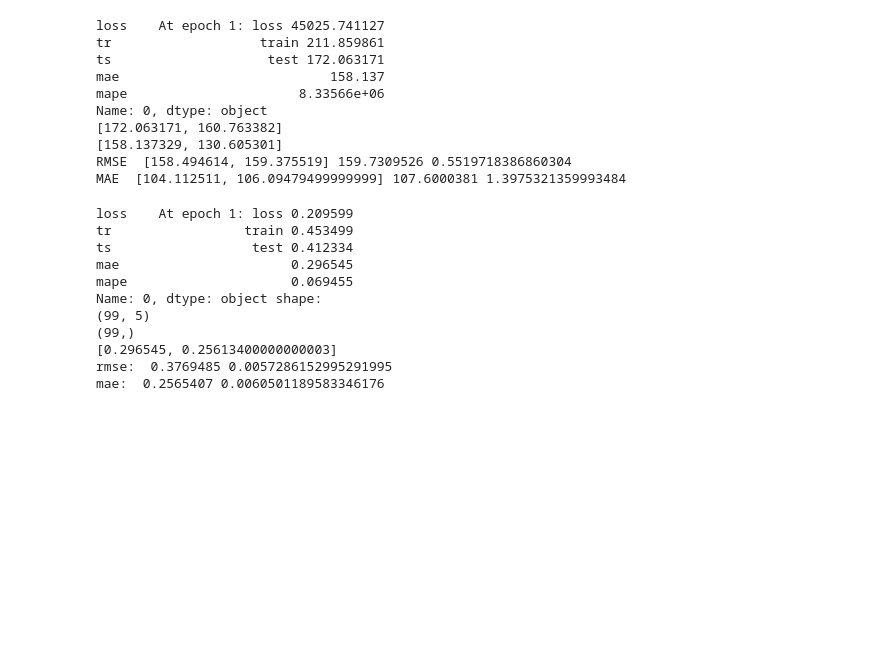
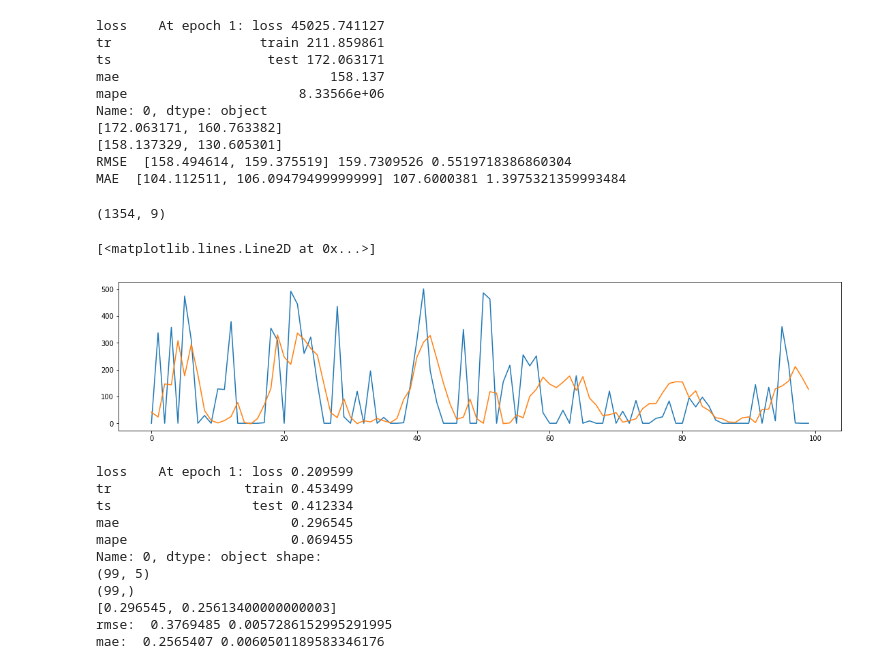
Before and after one commit to weilai0980/tsRNN, a Jupyter notebook: forecasting/result_analysis.ipynb, the cells around one changed output. Drawn from its saved outputs; the diff is of its cells as text; code cells hidden in the pictures; blank space fills up the shorter version.

```diff
--- a/forecasting/result_analysis.ipynb
+++ b/forecasting/result_analysis.ipynb
@@ -275,6 +275,25 @@ Name: 0, dtype: object
 [158.137329, 130.605301]
 RMSE  [158.494614, 159.375519] 159.7309526 0.5519718386860304
 MAE  [104.112511, 106.09479499999999] 107.6000381 1.3975321359993484
+# %%
+# PLANT : MV-LSTM prediction and truth
+
+file_path = "../../ts_results/plant_mv_att_sig1.dat"
+
+pre = np.load(file_path)
+print np.shape(pre)
+
+col_pre = np.transpose(pre, [1,0])
+
+
+fig, ax = plt.subplots(figsize=(19,4))
+
+ax.plot( col_pre[0][200:300] )
+ax.plot( col_pre[1][200:300] )
+# %% [output]
+(1354, 9)
+[<matplotlib.lines.Line2D at 0x...>]
+[figure, added]
 # %%
 # ENERGY : MV-LSTM errors
 
```
Also changed, not shown: 4 other files.
